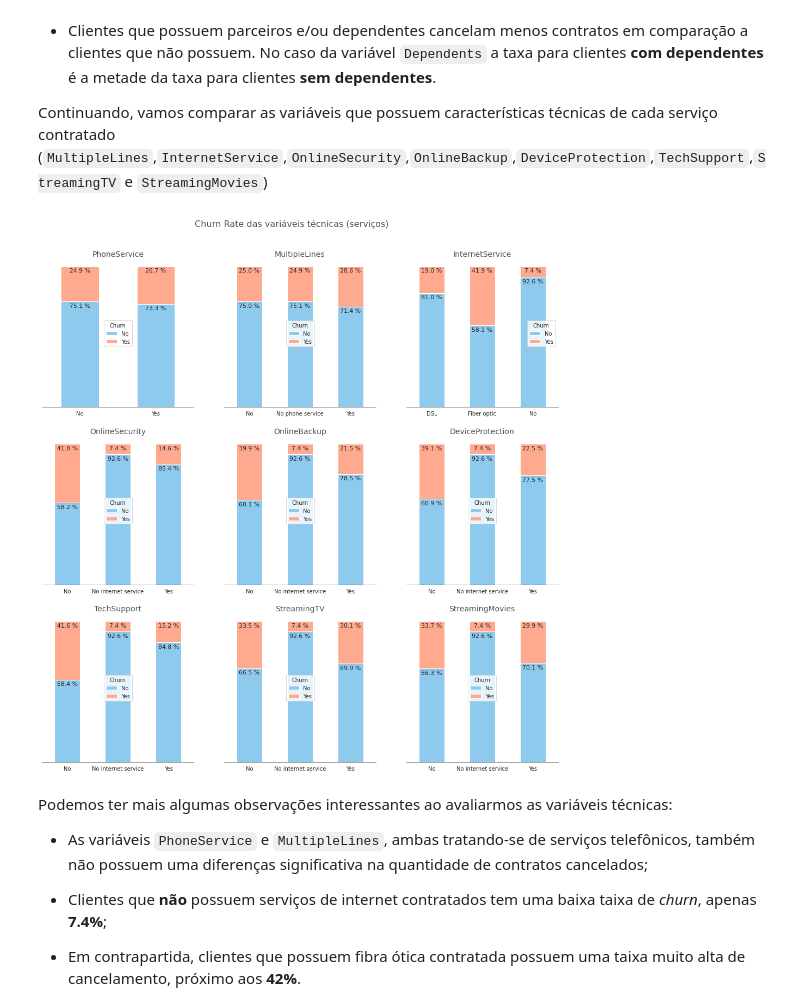
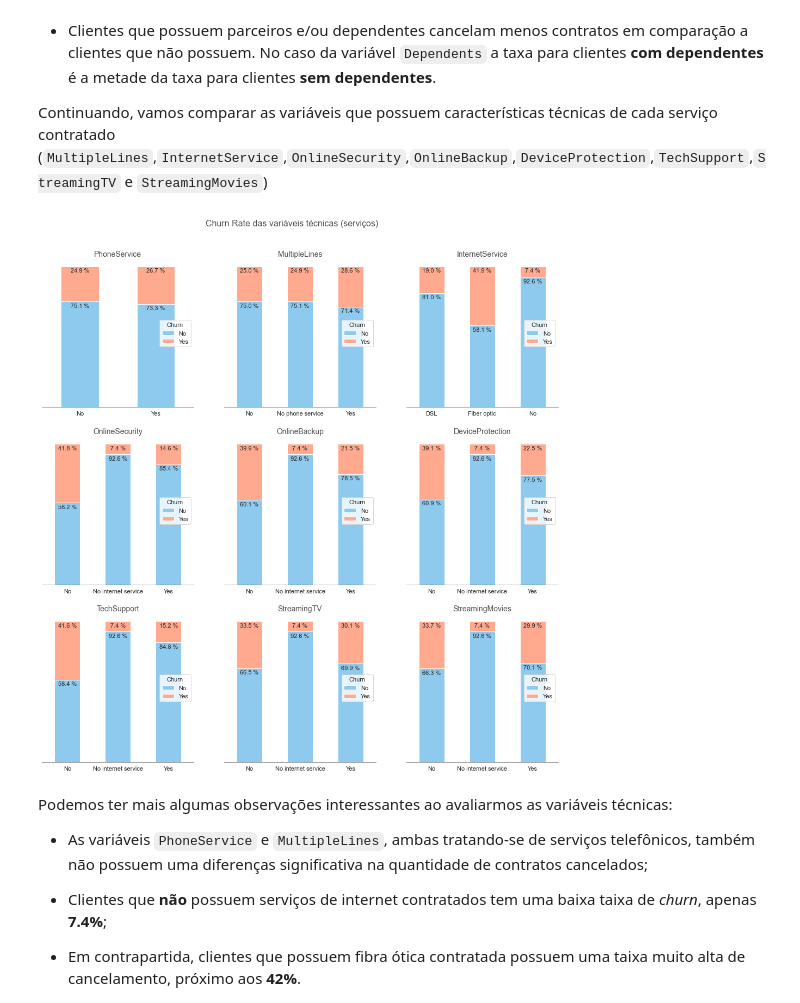
Before and after one commit to LuisCSGuimaraes/ChurnPrediction, a Jupyter notebook: Notebook/Churn Prediction.ipynb, the cells around one changed output. Drawn from its saved outputs; the diff is of its cells as text; code cells hidden in the pictures.

```diff
--- a/Notebook/Churn Prediction.ipynb
+++ b/Notebook/Churn Prediction.ipynb
@@ -419,7 +419,9 @@ sns.despine(top=True, right=True, bottom=True)
 sns.countplot(x=df_clean.Churn, palette='RdBu_r')
 
 #Configurando o plot
-ax.set_title('Observações da variável alvo (Churn)',fontsize=16, color=cinza_texto)
+ax.set_title('Observações da variável alvo (Churn)',
+             fontsize=16,
+             color=cinza_texto)
 ax.set(xlabel=None)
 ax.set(ylabel=None)
 
@@ -622,7 +627,10 @@ df_movies = pd.crosstab(index = df_clean.StreamingMovies,
 
 #Criando a figura
 fig, ax = plt.subplots(figsize=(17, 17), ncols=3, nrows=3)
-st = fig.suptitle("Churn Rate das variáveis técnicas (serviços)", fontsize="16", color=cinza_texto, y=.94)
+st = fig.suptitle("Churn Rate das variáveis técnicas (serviços)",
+                  fontsize="16",
+                  color=cinza_texto,
+                  y=.94)
 
 #Plotando
 ax1=df_phone.plot(kind='bar',
@@ -715,7 +723,7 @@ ax1.set_xlabel(None)
 ax1.set_ylabel(None)
 ax1.set_yticklabels([])
 ax1.legend(['No','Yes'],
-           loc="center",
+           loc="center right",
            title="Churn")
 ax1.tick_params(rotation='auto')
 
@@ -726,7 +734,7 @@ ax2.set_xlabel(None)
 ax2.set_ylabel(None)
 ax2.set_yticklabels([])
 ax2.legend(['No','Yes'],
-           loc="center",
+           loc="center right",
            title="Churn")
 ax2.tick_params(rotation='auto')
 
@@ -748,7 +756,7 @@ ax4.set_xlabel(None)
 ax4.set_ylabel(None)
 ax4.set_yticklabels([])
 ax4.legend(['No','Yes'],
-           loc="center",
+           loc="center right",
            title="Churn")
 ax4.tick_params(rotation='auto')
 
@@ -759,7 +767,7 @@ ax5.set_xlabel(None)
 ax5.set_ylabel(None)
 ax5.set_yticklabels([])
 ax5.legend(['No','Yes'],
-           loc="center",
+           loc="center right",
            title="Churn")
 ax5.tick_params(rotation='auto')
 
@@ -770,7 +778,7 @@ ax6.set_xlabel(None)
 ax6.set_ylabel(None)
 ax6.set_yticklabels([])
 ax6.legend(['No','Yes'],
-           loc="center",
+           loc="center right",
            title="Churn")
 ax6.tick_params(rotation='auto')
 
@@ -781,7 +789,7 @@ ax7.set_xlabel(None)
 ax7.set_ylabel(None)
 ax7.set_yticklabels([])
 ax7.legend(['No','Yes'],
-           loc="center",
+           loc="center right",
            title="Churn")
 ax7.tick_params(rotation='auto')
 
@@ -792,7 +800,7 @@ ax8.set_xlabel(None)
 ax8.set_ylabel(None)
 ax8.set_yticklabels([])
 ax8.legend(['No','Yes'],
-           loc="center",
+           loc="center right",
            title="Churn")
 ax8.tick_params(rotation='auto')
 
@@ -803,7 +811,7 @@ ax9.set_xlabel(None)
 ax9.set_ylabel(None)
 ax9.set_yticklabels([])
 ax9.legend(['No','Yes'],
-           loc="center",
+           loc="center right",
            title="Churn")
 ax9.tick_params(rotation='auto')
 
@@ -874,34 +882,34 @@ for p in ax7.patches:
             ax7.text(x+width/2,
             y+height-3,
             '{:.1f} %'.format(height),
             horizontalalignment='center',
             verticalalignment='center',
             fontsize=11)
 
 for p in ax8.patches:
             width, height = p.get_width(), p.get_height()
             x, y = p.get_xy()
             ax8.text(x+width/2,
             y+height-3,
             '{:.1f} %'.format(height),
             horizontalalignment='center',
             verticalalignment='center',
             fontsize=11)
 
 for p in ax9.patches:
             width, height = p.get_width(), p.get_height()
             x, y = p.get_xy()
             ax9.text(x+width/2,
             y+height-3,
             '{:.1f} %'.format(height),
             horizontalalignment='center',
             verticalalignment='center',
             fontsize=11)
 
 #Exibindo
 plt.show()
 # %% [output]
-[figure, old version]
+[figure, new version]
 # %% [markdown]
 Podemos ter mais algumas observações interessantes ao avaliarmos as variáveis técnicas:
 
```
Also changed, not shown: parts of 15 cells of this notebook.
